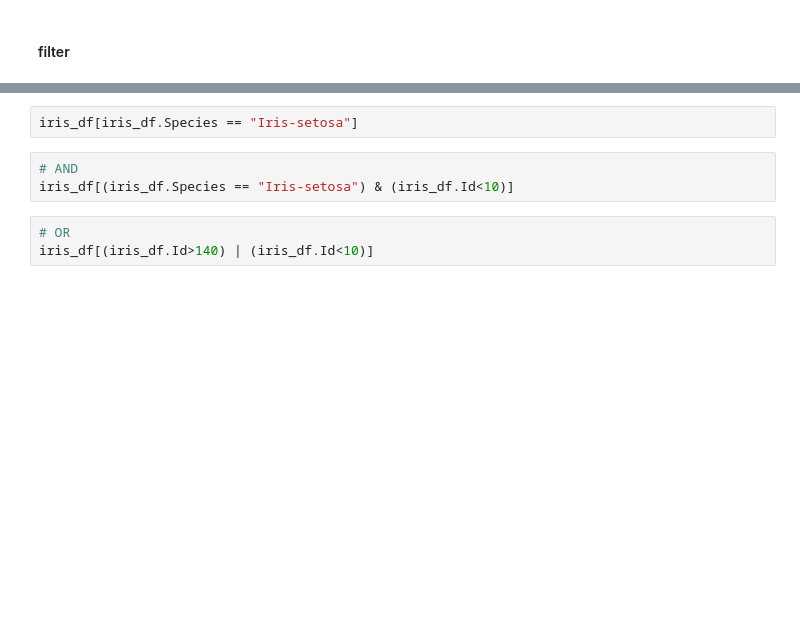
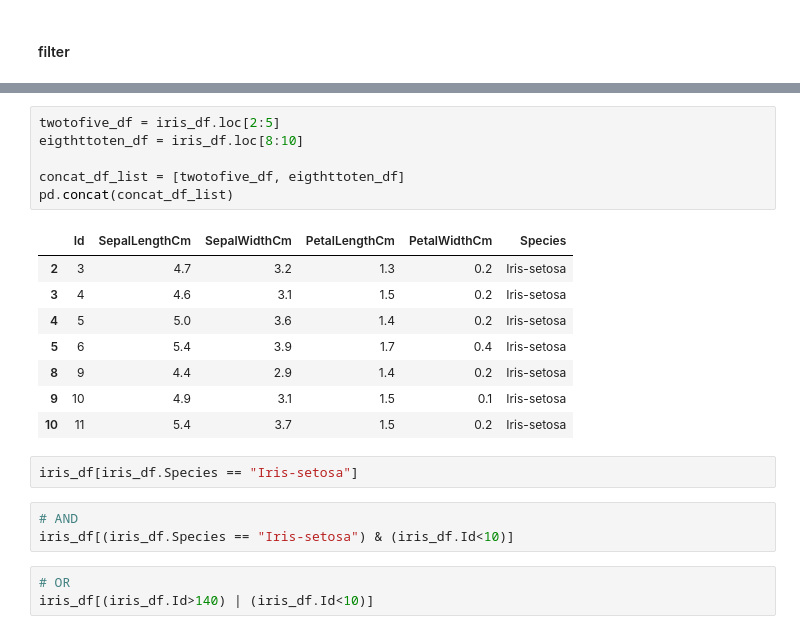
Before and after one commit to techakilan/python-datascience-training, a Jupyter notebook: PythonPandas.ipynb, the cells around one changed output, grey strips where cells are left out. Drawn from its saved outputs; the diff is of its cells as text; blank space fills up the shorter version.

```diff
--- a/PythonPandas.ipynb
+++ b/PythonPandas.ipynb
@@ -405,3 +338,18 @@ iris_df
+# %%
+twotofive_df = iris_df.loc[2:5]
+eigthttoten_df = iris_df.loc[8:10]
+
+concat_df_list = [twotofive_df, eigthttoten_df]
+pd.concat(concat_df_list)
+# %% [output]
+|  | Id | SepalLengthCm | SepalWidthCm | PetalLengthCm | PetalWidthCm | Species |
+| 2 | 3 | 4.7 | 3.2 | 1.3 | 0.2 | Iris-setosa |
+| 3 | 4 | 4.6 | 3.1 | 1.5 | 0.2 | Iris-setosa |
+| 4 | 5 | 5.0 | 3.6 | 1.4 | 0.2 | Iris-setosa |
+| 5 | 6 | 5.4 | 3.9 | 1.7 | 0.4 | Iris-setosa |
+| 8 | 9 | 4.4 | 2.9 | 1.4 | 0.2 | Iris-setosa |
+| 9 | 10 | 4.9 | 3.1 | 1.5 | 0.1 | Iris-setosa |
+| 10 | 11 | 5.4 | 3.7 | 1.5 | 0.2 | Iris-setosa |
 # %%
 iris_df[iris_df.Species == "Iris-setosa"]
 # %%
```
Also changed, not shown: parts of 37 cells of this notebook.
